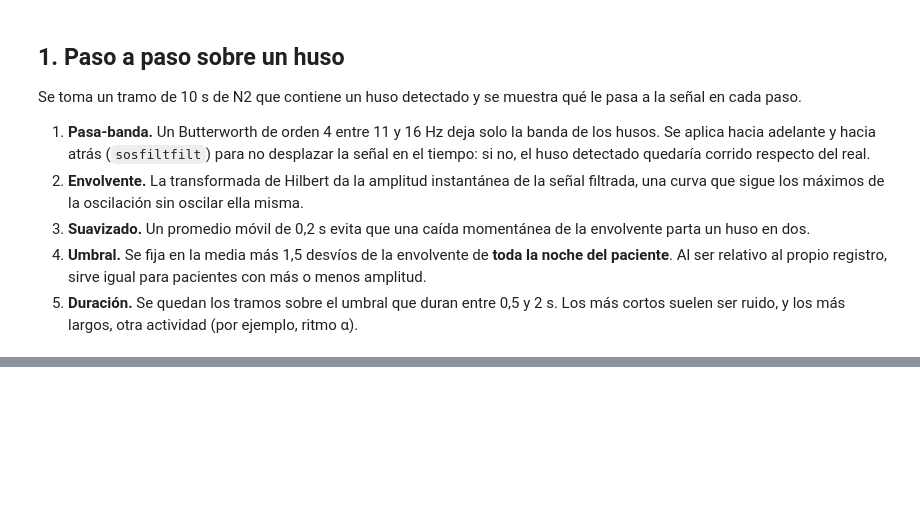
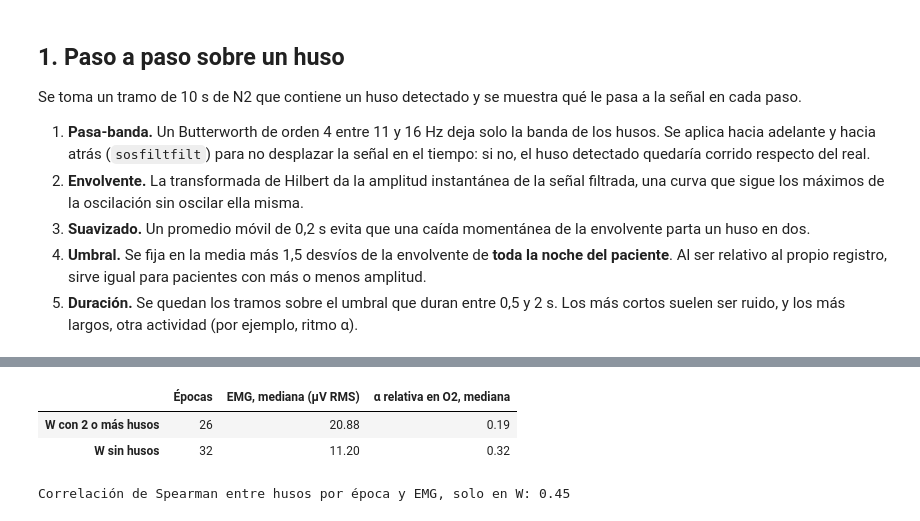
Before and after one commit to ldelia22/PSIB2026Q2-TPS-Grupo02-CassanoNieto-DElia-Ortega, a Jupyter notebook: codigo/notebooks/02b_frente_B_husos.ipynb, the cells around one changed output, grey strips where cells are left out. Saved outputs shown, nothing was run; the diff lists cells and outputs as text; code cells hidden in the pictures; blank space fills up the shorter version.

```diff
--- a/codigo/notebooks/02b_frente_B_husos.ipynb
+++ b/codigo/notebooks/02b_frente_B_husos.ipynb
@@ -231,0 +289,27 @@ constantes al principio de `husos.py` y siguen a Mölle et al. (2002).
+# %%
+from scipy.stats import spearmanr
+from estadios.comun.constantes import EEG_O2, W
+from estadios.descriptores import espectro, perifericos
+from estadios.preprocesamiento.segmentacion import segmentar
+
+m_per, n_per = perifericos.descriptores_perifericos(prep, cfg)
+emg = 10 ** m_per[:, n_per.index("perifericos.amplitud_emg")]  # El descriptor está en log10.
+f, psd = espectro.psd_multitaper(segmentar(registro.senales[EEG_O2], fs, registro.n_epocas), fs,
+                                 cfg.multitaper_nw, cfg.multitaper_k)
+bandas = espectro.potencia_bandas(f, psd, {"alfa": (8, 13), "total": (0.5, 30)})
+alfa_o2 = bandas["alfa"] / bandas["total"]
+
+conteo = husos_por_epoca(tramos)
+en_w = estadios_tecnicos == W
+grupos_w = {"W con 2 o más husos": en_w & (conteo >= 2), "W sin husos": en_w & (conteo == 0)}
+display(pd.DataFrame({
+    "Épocas": [g.sum() for g in grupos_w.values()],
+    "EMG, mediana (µV RMS)": [np.median(emg[g]) for g in grupos_w.values()],
+    "α relativa en O2, mediana": [np.median(alfa_o2[g]) for g in grupos_w.values()],
+}, index=list(grupos_w)).round(2))
+print(f"Correlación de Spearman entre husos por época y EMG, solo en W: {spearmanr(conteo[en_w], emg[en_w])[0]:.2f}")
+# %% [output]
+|  | Épocas | EMG, mediana (µV RMS) | α relativa en O2, mediana |
+| W con 2 o más husos | 26 | 20.88 | 0.19 |
+| W sin husos | 32 | 11.20 | 0.32 |
+Correlación de Spearman entre husos por época y EMG, solo en W: 0.45
```
Also changed, not shown: parts of 10 cells of this notebook, 3 other files.
